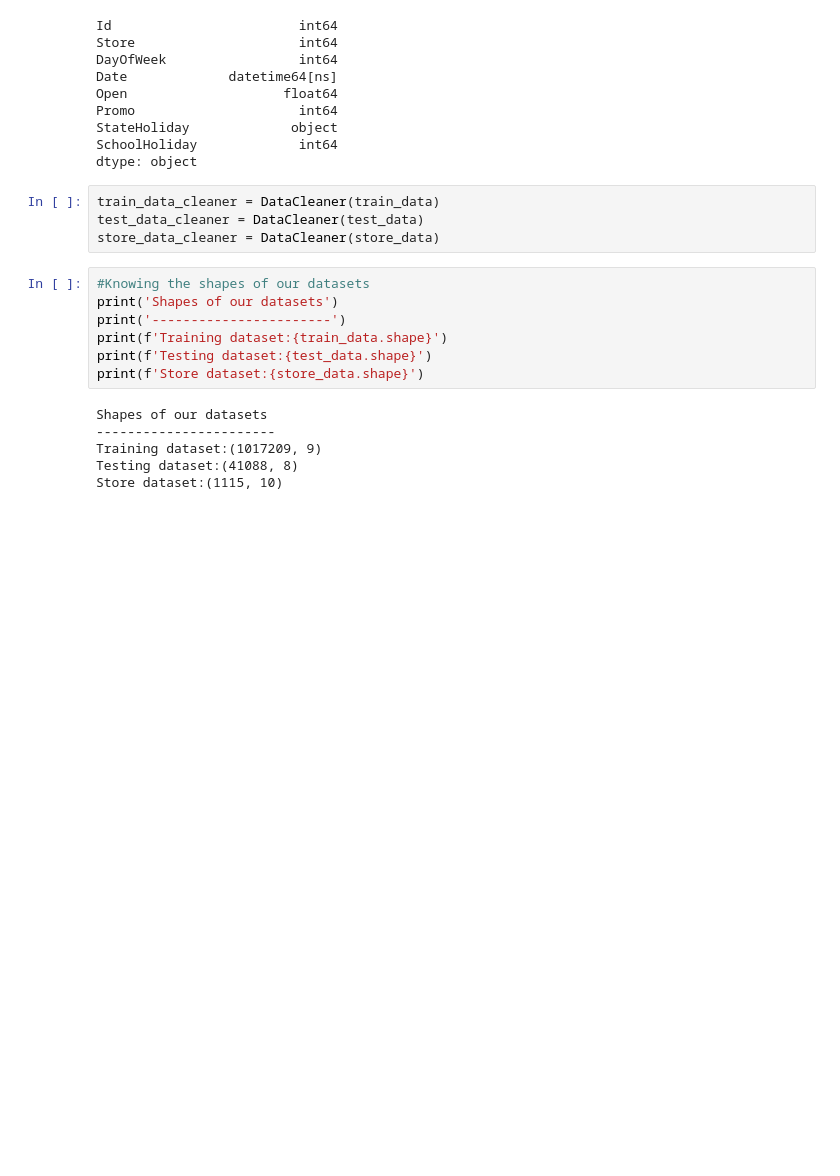
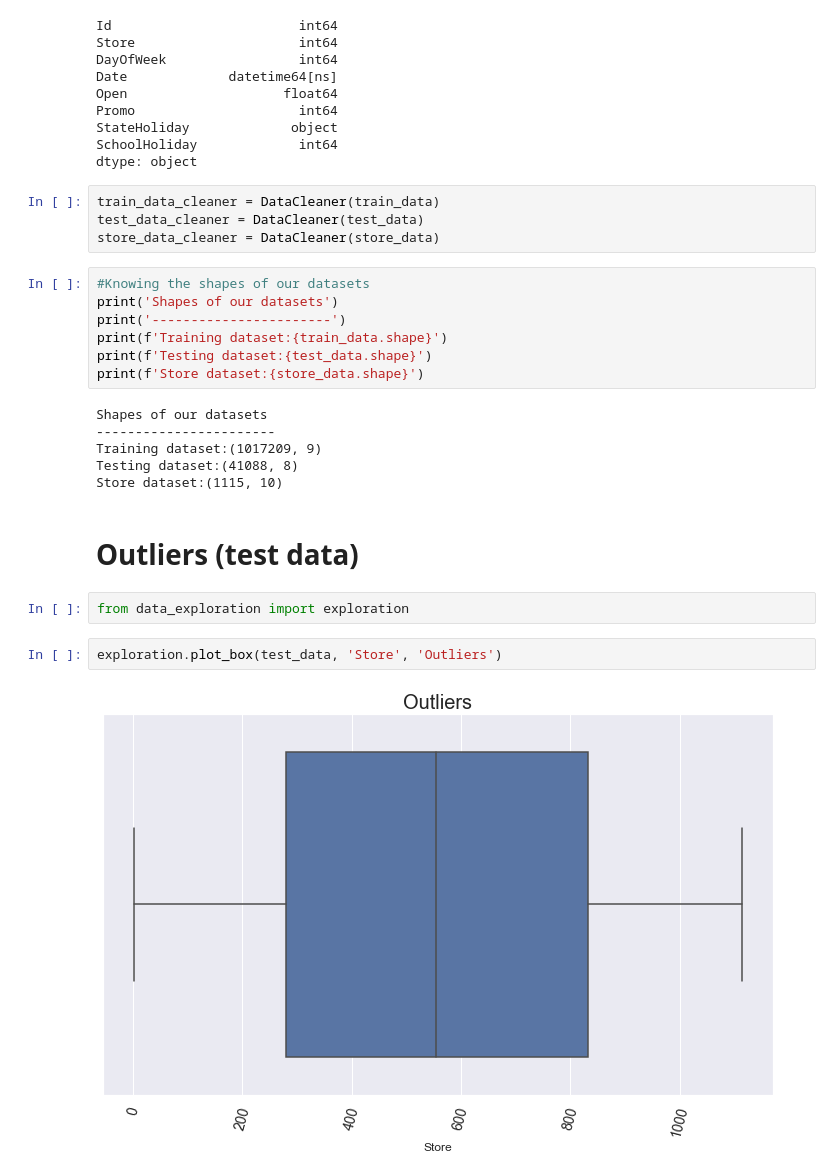
Before and after one commit to kebishaa/Pharmaceutical-Sales-Prediction, a Jupyter notebook: notebooks/data_preProcessing.ipynb, the cells around one changed output. Cells and saved outputs as stored; diff of their text form; blank space fills up the shorter version.

Commit message:
exploration plot.box

```diff
--- a/notebooks/data_preProcessing.ipynb
+++ b/notebooks/data_preProcessing.ipynb
@@ -283,3 +283,11 @@ Shapes of our datasets
 Training dataset:(1017209, 9)
 Testing dataset:(41088, 8)
 Store dataset:(1115, 10)
+# %% [markdown]
+# Outliers (test data)
+# %%
+from data_exploration import exploration
+# %%
+exploration.plot_box(test_data, 'Store', 'Outliers')
+# %% [output]
+[figure, added]
```
